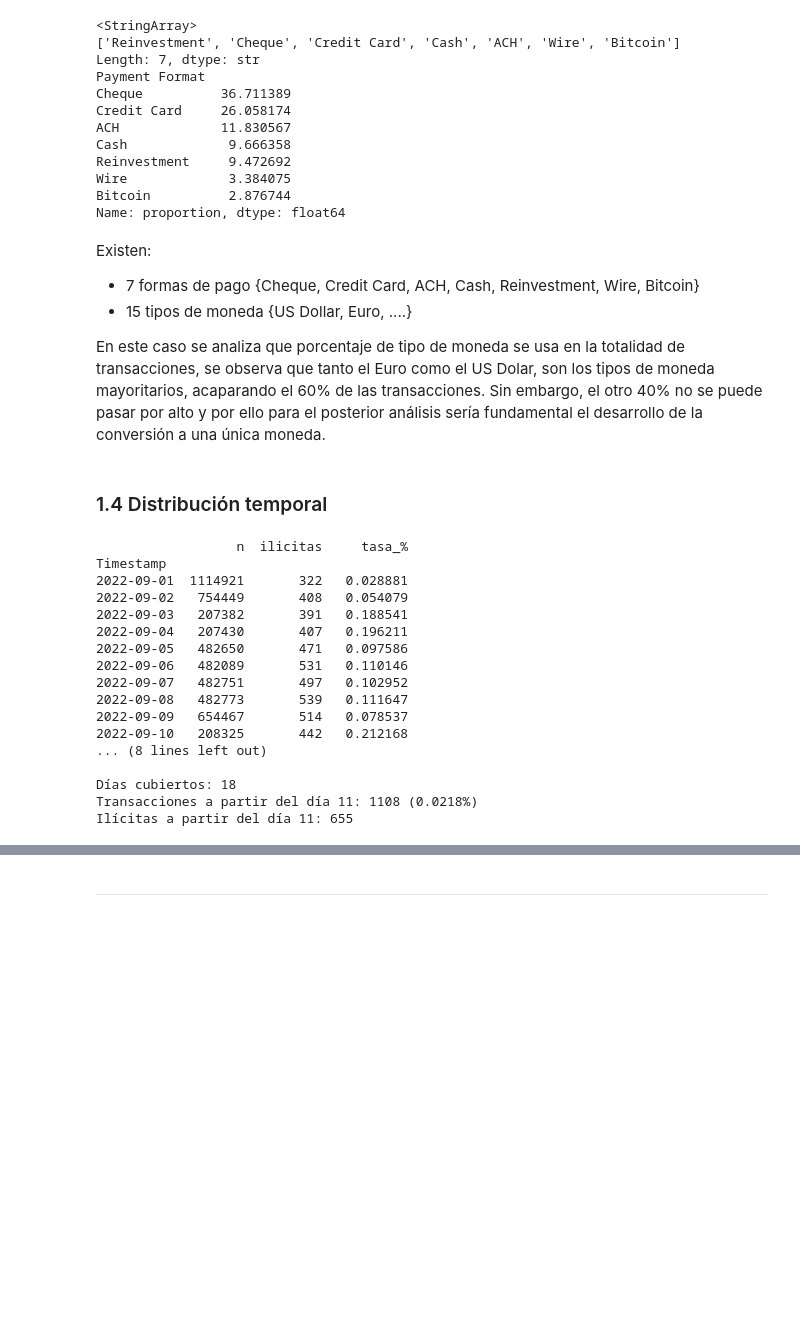
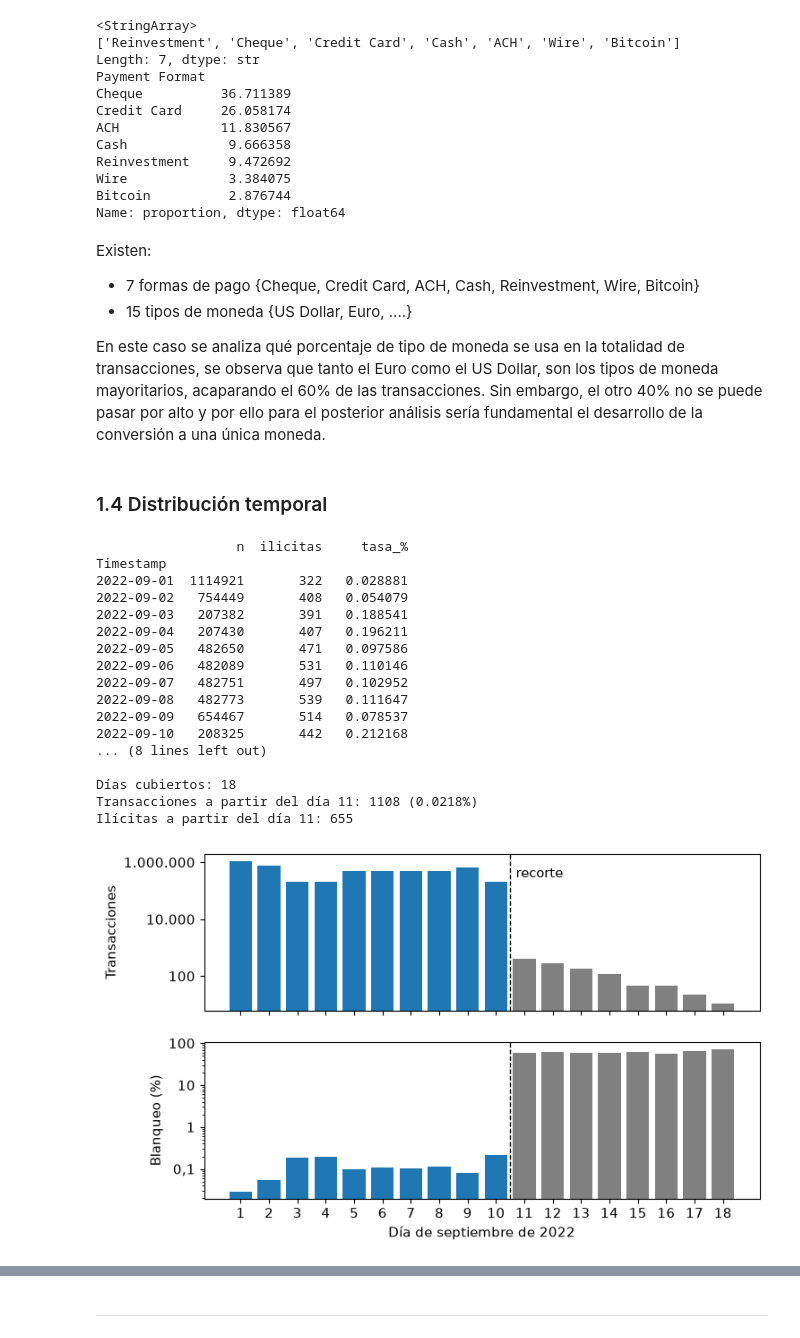
Before and after one commit to acascajo/tfg_gonzalo_manso_de_blas, a Jupyter notebook: notebooks/eda_amlworld.ipynb, the cells around one changed output, grey strips where cells are left out. Saved outputs shown, nothing was run; the diff lists cells and outputs as text; code cells hidden in the pictures; blank space fills up the shorter version.

Commit message:
Correción detalles eda (para la memoria)

```diff
--- a/notebooks/eda_amlworld.ipynb
+++ b/notebooks/eda_amlworld.ipynb
@@ -203,36 +189,63 @@ Existen:
 - 7 formas de pago {Cheque, Credit Card, ACH, Cash, Reinvestment, Wire, Bitcoin}
 - 15 tipos de moneda {US Dollar, Euro, ....}
 
-En este caso se analiza que porcentaje de tipo de moneda se usa en la totalidad de transacciones, se observa que tanto el Euro como el US Dolar, son los tipos de moneda mayoritarios, acaparando el 60% de las transacciones. Sin embargo, el otro 40% no se puede pasar por alto y por ello para el posterior análisis sería fundamental el desarrollo de la conversión a una única moneda.
+En este caso se analiza qué porcentaje de tipo de moneda se usa en la totalidad de transacciones, se observa que tanto el Euro como el US Dollar, son los tipos de moneda mayoritarios, acaparando el 60% de las transacciones. Sin embargo, el otro 40% no se puede pasar por alto y por ello para el posterior análisis sería fundamental el desarrollo de la conversión a una única moneda.
 # %% [markdown]
 ### 1.4 Distribución temporal
 # %%
 por_dia = (df.groupby(df['Timestamp'].dt.date)
              .agg(n=('Is Laundering', 'size'),
                   ilicitas=('Is Laundering', 'sum')))
 por_dia['tasa_%'] = 100 * por_dia['ilicitas'] / por_dia['n']
 print(por_dia)
 print()
 print("Días cubiertos:", len(por_dia))
 print("Transacciones a partir del día 11:",
       por_dia.iloc[10:]['n'].sum(), f"({100*por_dia.iloc[10:]['n'].sum()/len(df):.4f}%)")
 print("Ilícitas a partir del día 11:", por_dia.iloc[10:]['ilicitas'].sum())
+
+from matplotlib.ticker import FuncFormatter
+
+def es_num(v, _):
+    return f"{v:,.0f}".replace(",", ".") if v >= 1 else f"{v:g}".replace(".", ",")
+
+fig, (a1, a2) = plt.subplots(2, 1, figsize=(8, 5), sharex=True)
+dias = [d.day for d in por_dia.index]
+color = ['C0' if d <= 10 else 'grey' for d in dias]
+
+a1.bar(dias, por_dia['n'], color=color)
+a1.set_ylabel('Transacciones')
+
+a2.bar(dias, por_dia['tasa_%'], color=color)
+a2.set_ylabel('Blanqueo (%)')
+a2.set_xlabel('Día de septiembre de 2022')
+a2.set_xticks(dias)
+
+for ax in (a1, a2):
+    ax.set_yscale('log')
+    ax.yaxis.set_major_formatter(FuncFormatter(es_num))
+    ax.axvline(10.5, linestyle='--', color='black', linewidth=1)
+a1.text(10.7, 0.85, 'recorte', transform=a1.get_xaxis_transform())
+
+fig.savefig(FIG / '4c_transacciones_por_dia.png', dpi=300, bbox_inches='tight')
+plt.show()
 # %% [output]
                   n  ilicitas     tasa_%
 Timestamp
 2022-09-01  1114921       322   0.028881
 2022-09-02   754449       408   0.054079
 2022-09-03   207382       391   0.188541
 2022-09-04   207430       407   0.196211
 2022-09-05   482650       471   0.097586
 2022-09-06   482089       531   0.110146
 2022-09-07   482751       497   0.102952
 2022-09-08   482773       539   0.111647
 2022-09-09   654467       514   0.078537
 2022-09-10   208325       442   0.212168
 ... (8 lines left out)
 
 Días cubiertos: 18
 Transacciones a partir del día 11: 1108 (0.0218%)
 Ilícitas a partir del día 11: 655
+[figure, added]
 # %% [markdown]
```
Also changed, not shown: parts of 21 cells of this notebook.
